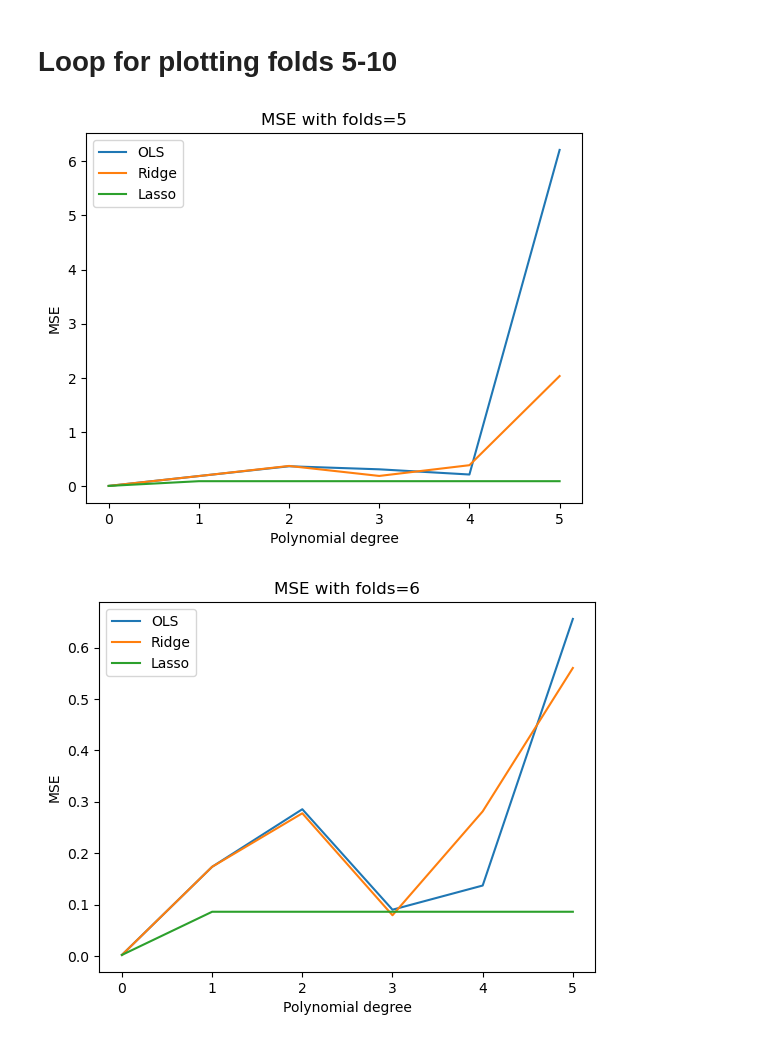
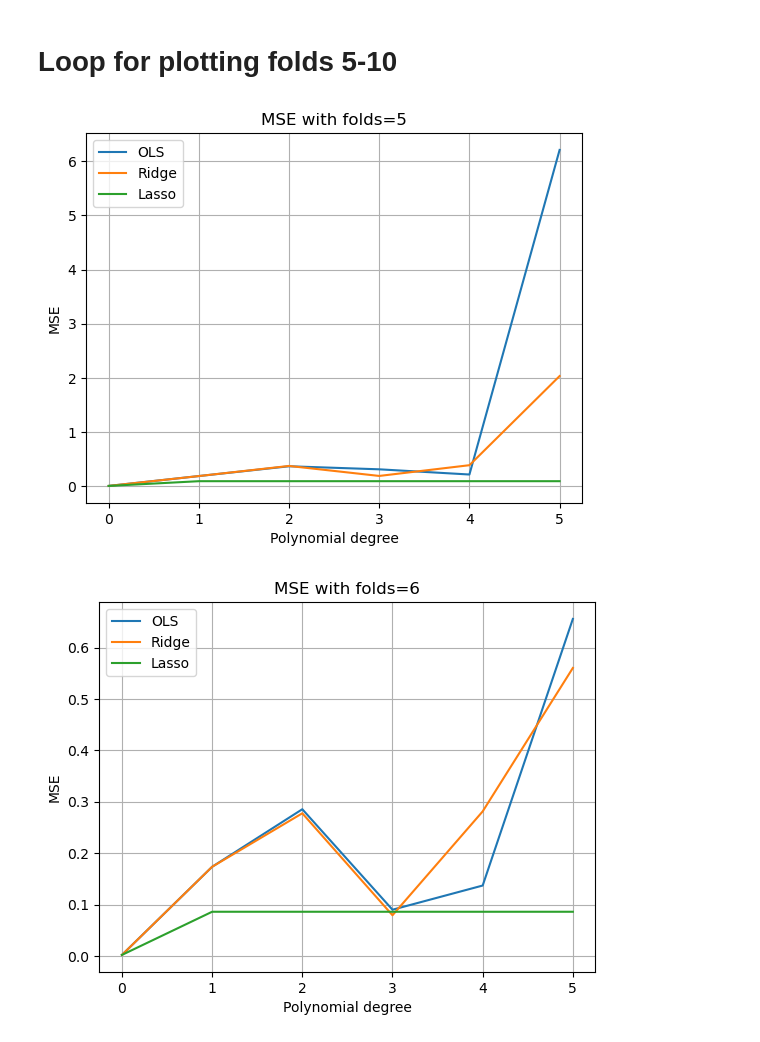
Before and after one commit to LassePladsen/FYS-STK3155-projects, a Jupyter notebook: project1/source_code/part_f_cross_validation.ipynb, the cells around one changed output. Drawn from its saved outputs; the diff is of its cells as text; code cells hidden in the pictures.

```diff
--- a/project1/source_code/part_f_cross_validation.ipynb
+++ b/project1/source_code/part_f_cross_validation.ipynb
@@ -321,23 +320,24 @@ plt.savefig(FIGURES_DIR / "part_f_MSE_allmethods.png")
 # %%
 for i in range(5,11):
     input_folds = i
     lamb = 0.0001 #lambda input for ridge regression
     maxdegree = 6
     degrees = np.arange(0, maxdegree, 1)
 
     test_OLS = OLS_model(maxdegree, input_folds)
     test_Ridge = Ridge_model(maxdegree, lamb, input_folds)
     test_Lasso = Lasse_model(maxdegree, input_folds)
 
     plt.plot(degrees, test_OLS, label="OLS")
     plt.plot(degrees, test_Ridge, label="Ridge")
     plt.plot(degrees, test_Lasso, label="Lasso")
     plt.title(f"MSE with folds={input_folds}")
     plt.savefig(FIGURES_DIR / f"part_f_MSE_folds_{input_folds}.png")
     plt.xlabel("Polynomial degree")
     plt.ylabel("MSE")
     plt.legend()
+    plt.grid()
     plt.show()
 # %% [output]
-[figure, old version]
+[figure, new version]
-[figure, old version]
+[figure, new version]
```
Also changed, not shown: parts of 2 cells of this notebook, 4 other files.
